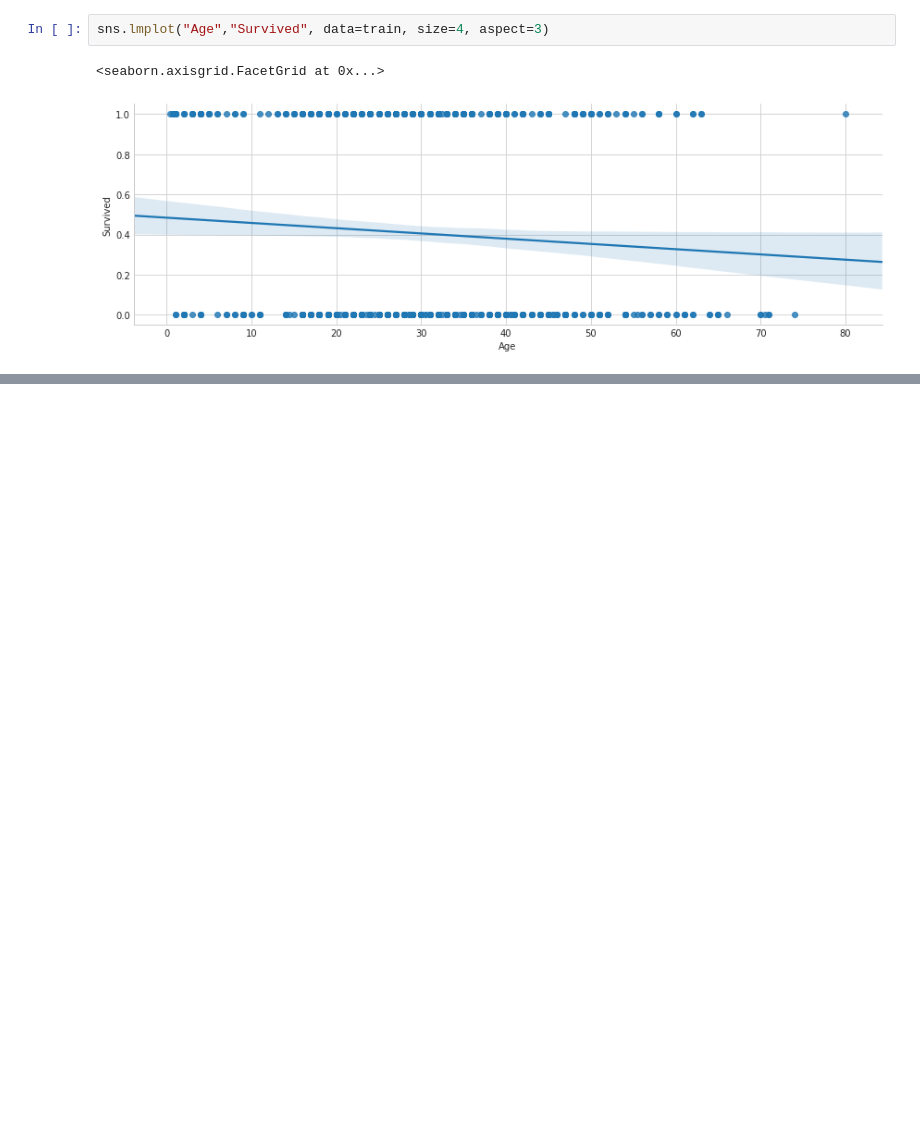
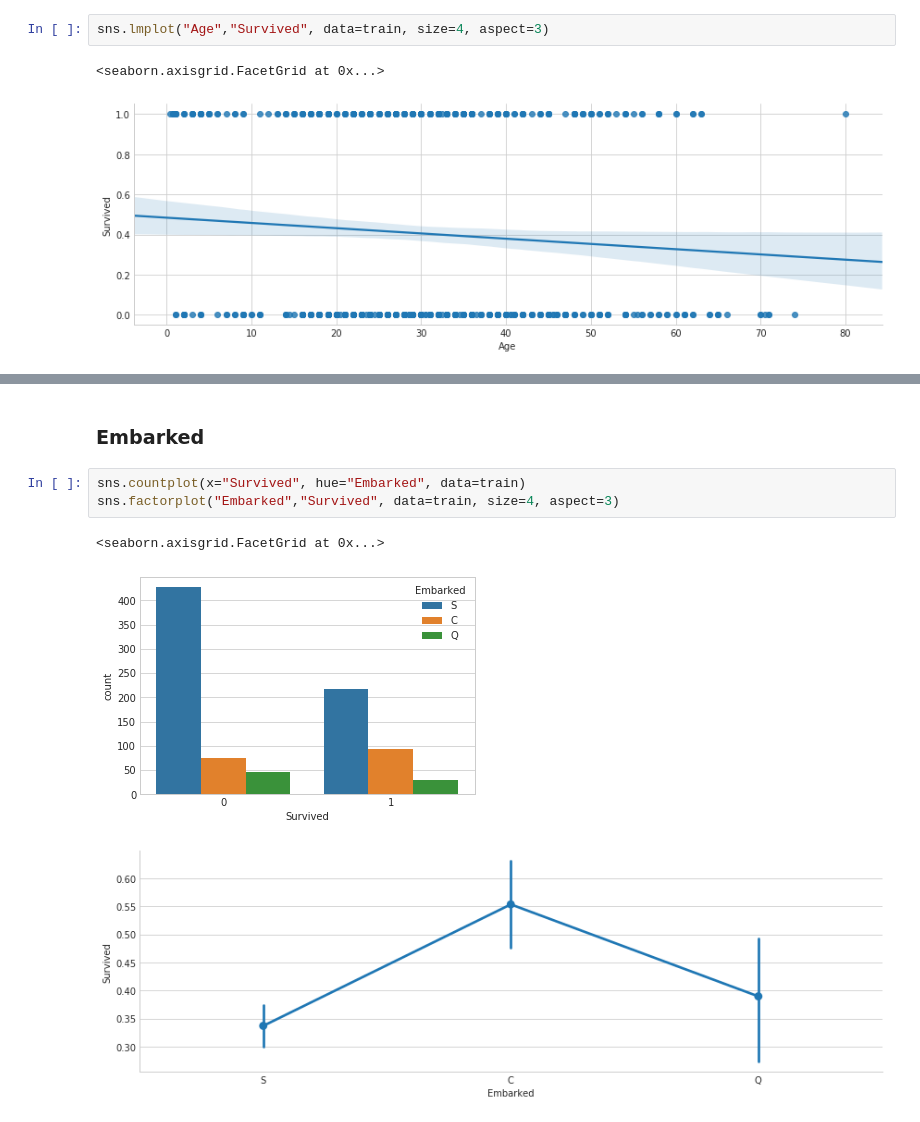
Before and after one commit to treilly94/ml_face_recognition, a Jupyter notebook: sklearn-titanic/titanic.ipynb, the cells around one changed output, grey strips where cells are left out. Drawn from its saved outputs; the diff is of its cells as text; blank space fills up the shorter version.

```diff
--- a/sklearn-titanic/titanic.ipynb
+++ b/sklearn-titanic/titanic.ipynb
@@ -80,0 +97,9 @@ sns.lmplot("Age","Survived", data=train, size=4, aspect=3)
+# %% [markdown]
+### Embarked
+# %%
+sns.countplot(x="Survived", hue="Embarked", data=train)
+sns.factorplot("Embarked","Survived", data=train, size=4, aspect=3)
+# %% [output]
+<seaborn.axisgrid.FacetGrid at 0x...>
+[figure, added]
+[figure, added]
```
Also changed, not shown: parts of 11 cells of this notebook.
